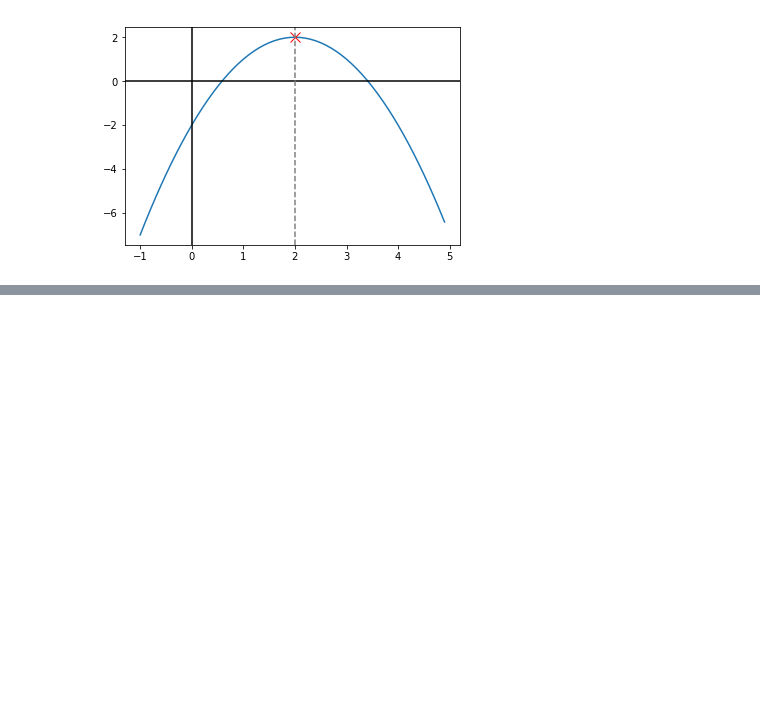
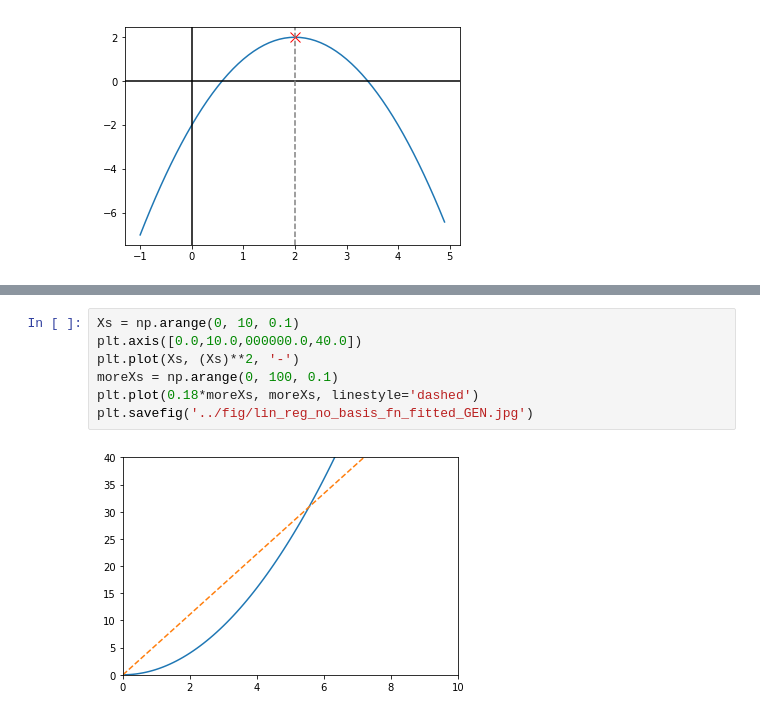
Before and after one commit to willdeuschle/Machine-Learning-the-Fundamentals, a Jupyter notebook: LinearRegression/code/LinearRegressionGraphs.ipynb, the cells around one changed output, grey strips where cells are left out. Drawn from its saved outputs; the diff is of its cells as text; blank space fills up the shorter version.

```diff
--- a/LinearRegression/code/LinearRegressionGraphs.ipynb
+++ b/LinearRegression/code/LinearRegressionGraphs.ipynb
@@ -29,0 +37,9 @@ plt.savefig('../fig/deriv_at_2_GEN.jpg')
+# %%
+Xs = np.arange(0, 10, 0.1)
+plt.axis([0.0,10.0,000000.0,40.0])
+plt.plot(Xs, (Xs)**2, '-')
+moreXs = np.arange(0, 100, 0.1)
+plt.plot(0.18*moreXs, moreXs, linestyle='dashed')
+plt.savefig('../fig/lin_reg_no_basis_fn_fitted_GEN.jpg')
+# %% [output]
+[figure, added]
```
Also changed, not shown: parts of 10 cells of this notebook, 13 other files.
